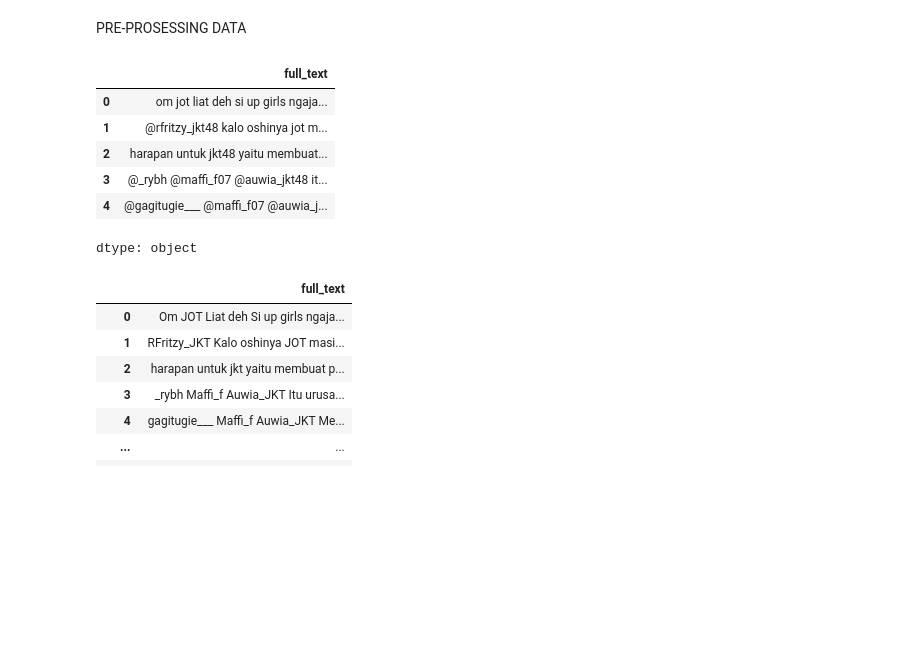
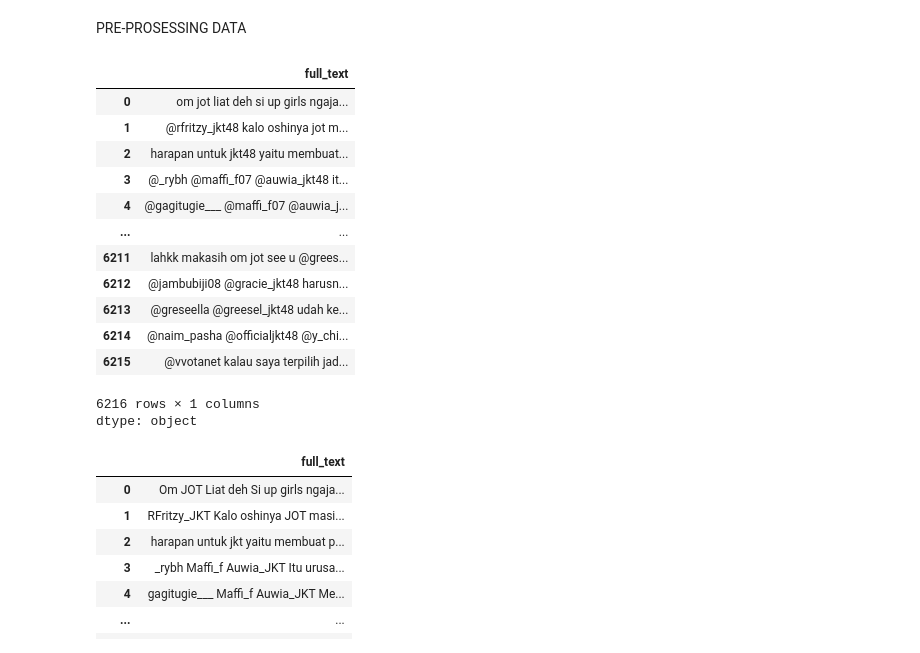
Before and after one commit to Igprad01/Sentimen-Analisis, a Jupyter notebook: Analisis_Sentimen.ipynb, the cells around one changed output. Saved outputs shown, nothing was run; the diff lists cells and outputs as text; code cells hidden in the pictures; blank space fills up the shorter version.

```diff
--- a/Analisis_Sentimen.ipynb
+++ b/Analisis_Sentimen.ipynb
@@ -45,3 +50,6 @@ df.head()
 | 2 | 1.873760e+18 | Mon Dec 30 15:52:30 +0000 2024 | 0 | harapan untuk jkt48 yaitu membuat... | 1.873760e+18 | NaN | NaN | ... |
 | 3 | 1.873630e+18 | Mon Dec 30 15:25:31 +0000 2024 | 1 | @_rybh @Maffi_f07 @Auwia_JKT48 It... | 1.873750e+18 | NaN | _rybh | ... |
 | 4 | 1.873630e+18 | Mon Dec 30 15:07:03 +0000 2024 | 0 | @gagitugie___ @Maffi_f07 @Auwia_J... | 1.873750e+18 | NaN | gagitugie___ | ... |
+# %%
+df_text = df['full_text']
+df_text.head()
@@ -49,14 +65,21 @@ df.head()
 PRE-PROSESSING DATA
 # %%
 # case folding
-textLower = df.str.lower()
-textLower.head()
+lowercase = df_text.str.lower()
+display(lowercase)
 # %% [output]
 |  | full_text |
 | 0 | om jot liat deh si up girls ngaja... |
 | 1 | @rfritzy_jkt48 kalo oshinya jot m... |
 | 2 | harapan untuk jkt48 yaitu membuat... |
 | 3 | @_rybh @maffi_f07 @auwia_jkt48 it... |
 | 4 | @gagitugie___ @maffi_f07 @auwia_j... |
+| ... | ... |
+| 6211 | lahkk makasih om jot see u @grees... |
+| 6212 | @jambubiji08 @gracie_jkt48 harusn... |
+| 6213 | @greseella @greesel_jkt48 udah ke... |
+| 6214 | @naim_pasha @officialjkt48 @y_chi... |
+| 6215 | @vvotanet kalau saya terpilih jad... |
+6216 rows × 1 columns
 dtype: object
 # %%
```
Also changed, not shown: parts of 4 cells of this notebook.
